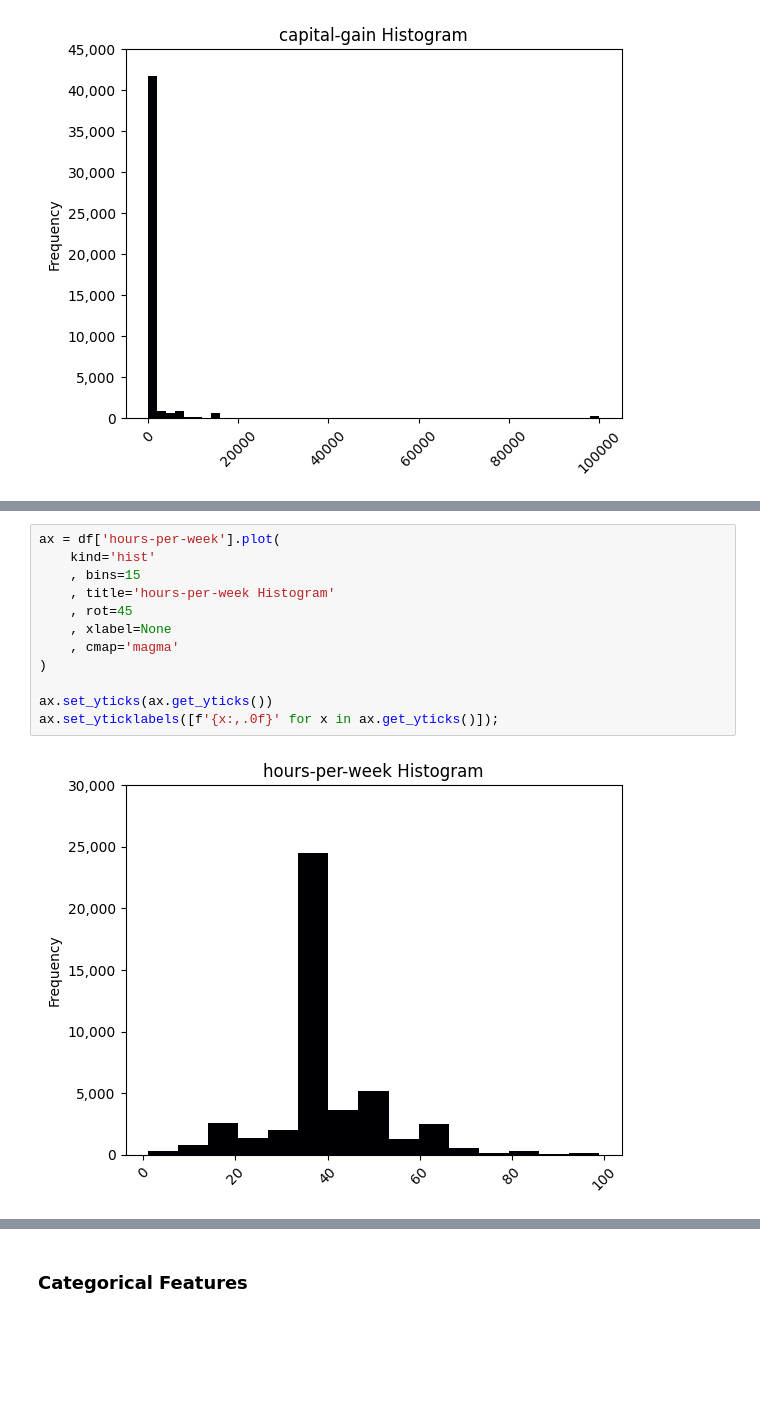
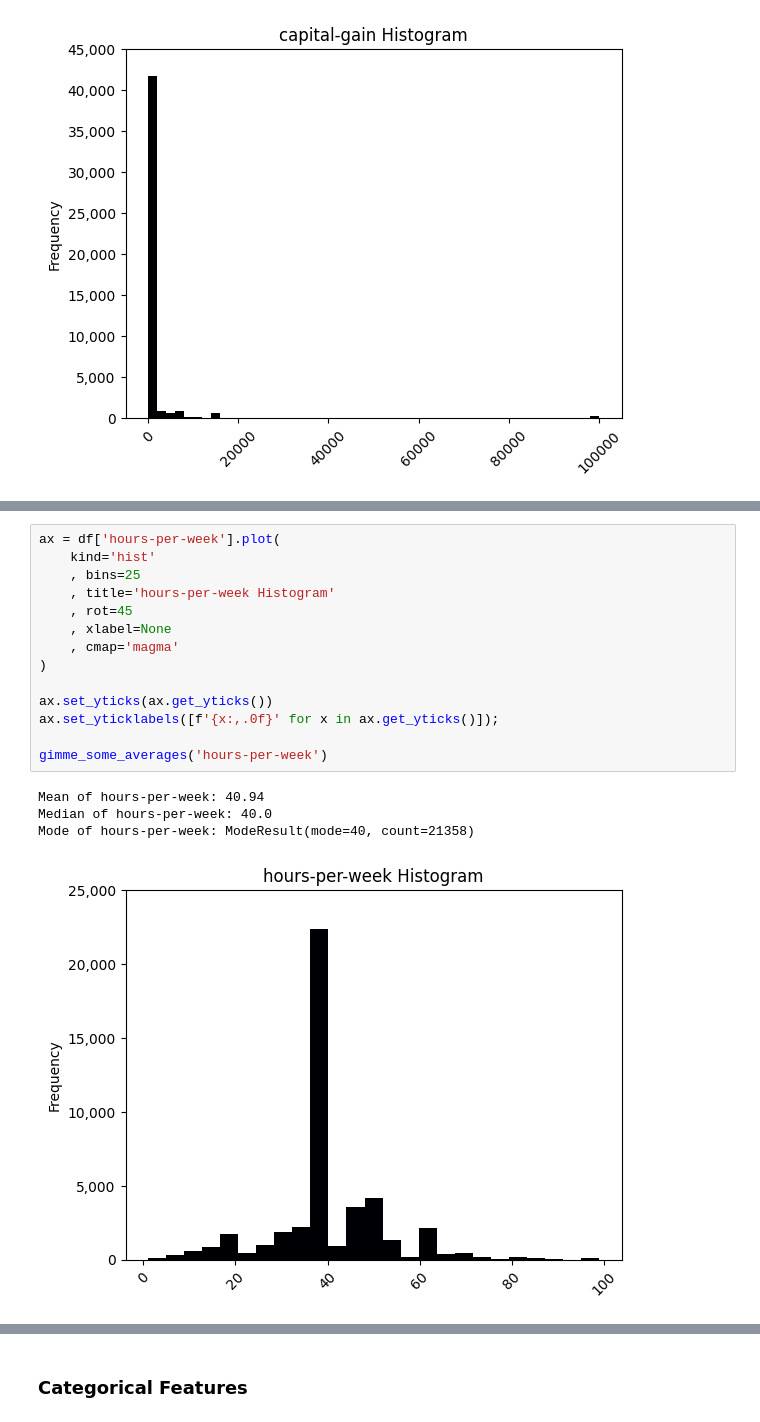
Before and after one commit to jhleakakos/msds-deep-learning-final, a Jupyter notebook: my_data_is_realer_than_yours.ipynb, the cells around one changed output, grey strips where cells are left out. Saved outputs shown, nothing was run; the diff lists cells and outputs as text; blank space fills up the shorter version.

```diff
--- a/my_data_is_realer_than_yours.ipynb
+++ b/my_data_is_realer_than_yours.ipynb
@@ -661,14 +836,19 @@ ax.set_yticklabels([f'{x:,.0f}' for x in ax.get_yticks()]);
 # %%
 ax = df['hours-per-week'].plot(
     kind='hist'
-    , bins=15
+    , bins=25
     , title='hours-per-week Histogram'
     , rot=45
     , xlabel=None
     , cmap='magma'
 )
 
 ax.set_yticks(ax.get_yticks())
 ax.set_yticklabels([f'{x:,.0f}' for x in ax.get_yticks()]);
+
+gimme_some_averages('hours-per-week')
 # %% [output]
+Mean of hours-per-week: 40.94
+Median of hours-per-week: 40.0
+Mode of hours-per-week: ModeResult(mode=40, count=21358)
-[figure, old version]
+[figure, new version]
```
Also changed, not shown: parts of 24 cells of this notebook.
